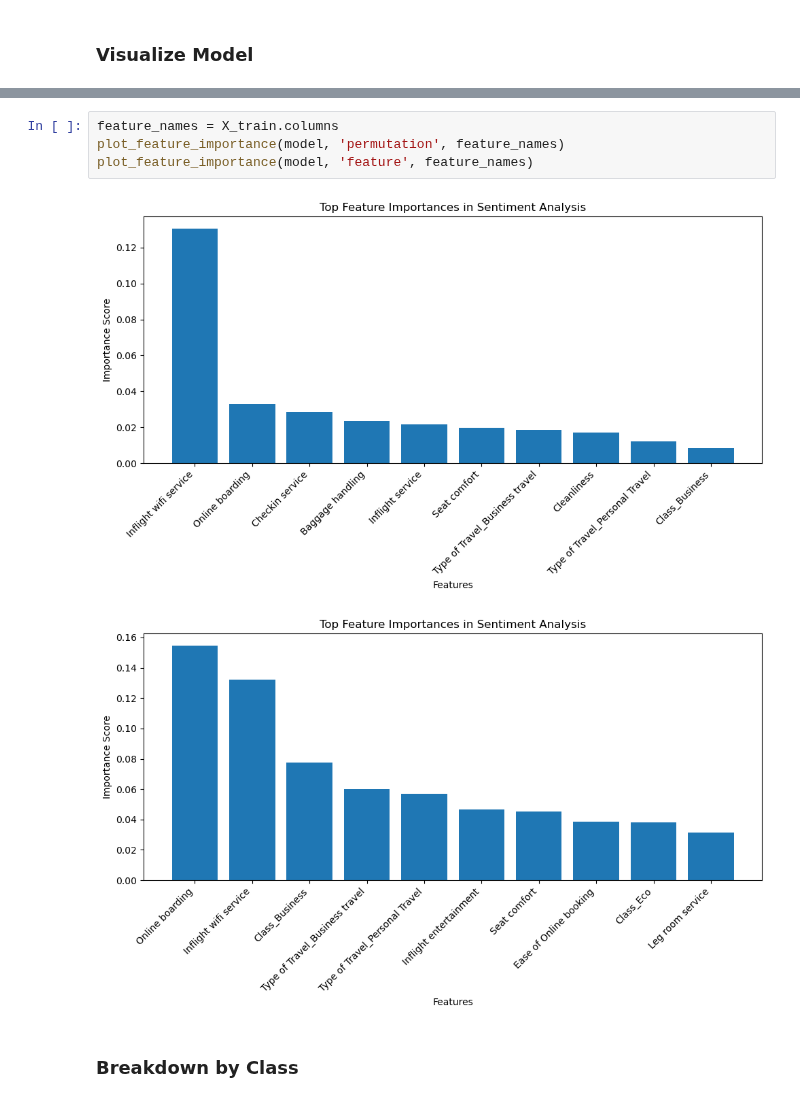
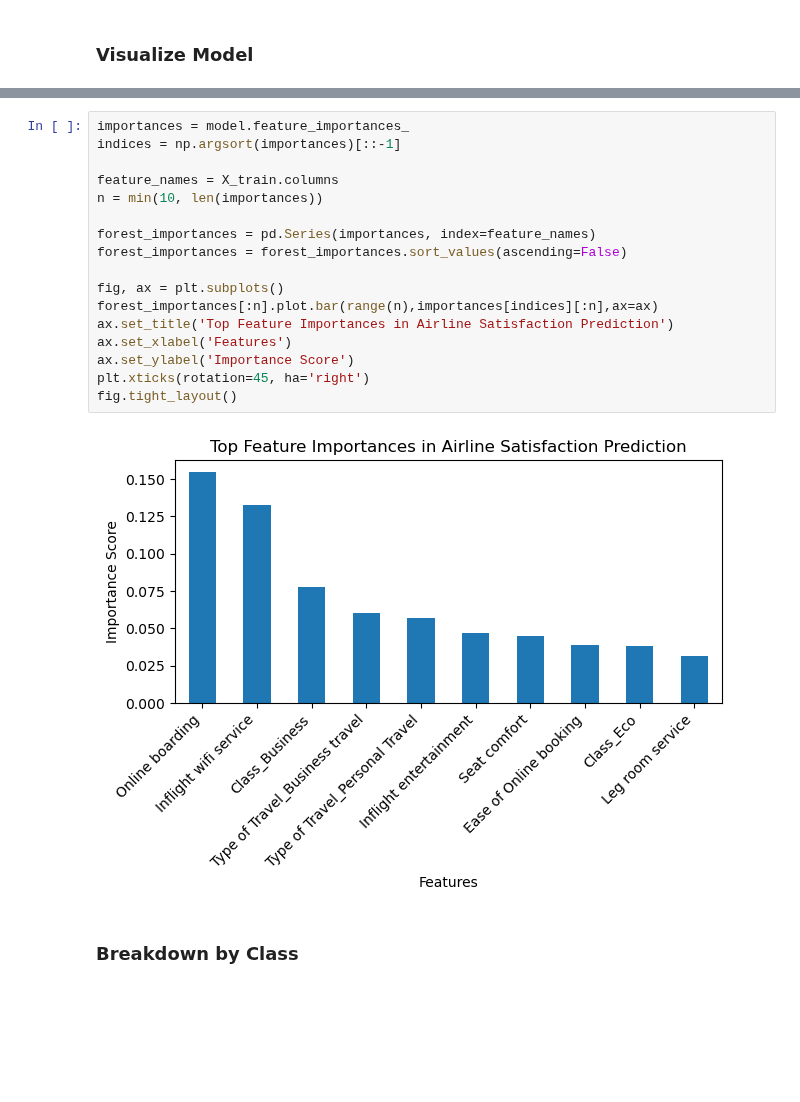
Before and after one commit to T-Godwins/airline-project, a Jupyter notebook: technical_analysis/02_baseline_model_discovery.ipynb, the cells around one changed output, grey strips where cells are left out. Saved outputs shown, nothing was run; the diff lists cells and outputs as text; blank space fills up the shorter version.

Commit message:
simplified importance plot

```diff
--- a/technical_analysis/02_baseline_model_discovery.ipynb
+++ b/technical_analysis/02_baseline_model_discovery.ipynb
@@ -114,10 +83,22 @@ def plot_feature_importance(model, importance_type, feature_names, n_features=10
-# %%
-feature_names = X_train.columns
-plot_feature_importance(model, 'permutation', feature_names)
-plot_feature_importance(model, 'feature', feature_names)
-# %% [output]
-[figure, removed]
-[figure, removed]
+# %%
+importances = model.feature_importances_
+indices = np.argsort(importances)[::-1]
+
+feature_names = X_train.columns
+n = min(10, len(importances))
+
+forest_importances = pd.Series(importances, index=feature_names)
+forest_importances = forest_importances.sort_values(ascending=False)
+
+fig, ax = plt.subplots()
+forest_importances[:n].plot.bar(range(n),importances[indices][:n],ax=ax)
+ax.set_title('Top Feature Importances in Airline Satisfaction Prediction')
+ax.set_xlabel('Features')
+ax.set_ylabel('Importance Score')
+plt.xticks(rotation=45, ha='right')
+fig.tight_layout()
+# %% [output]
+[figure, added]
 # %% [markdown]
 ### Breakdown by Class
 # %%
```
Also changed, not shown: parts of 2 cells of this notebook.
